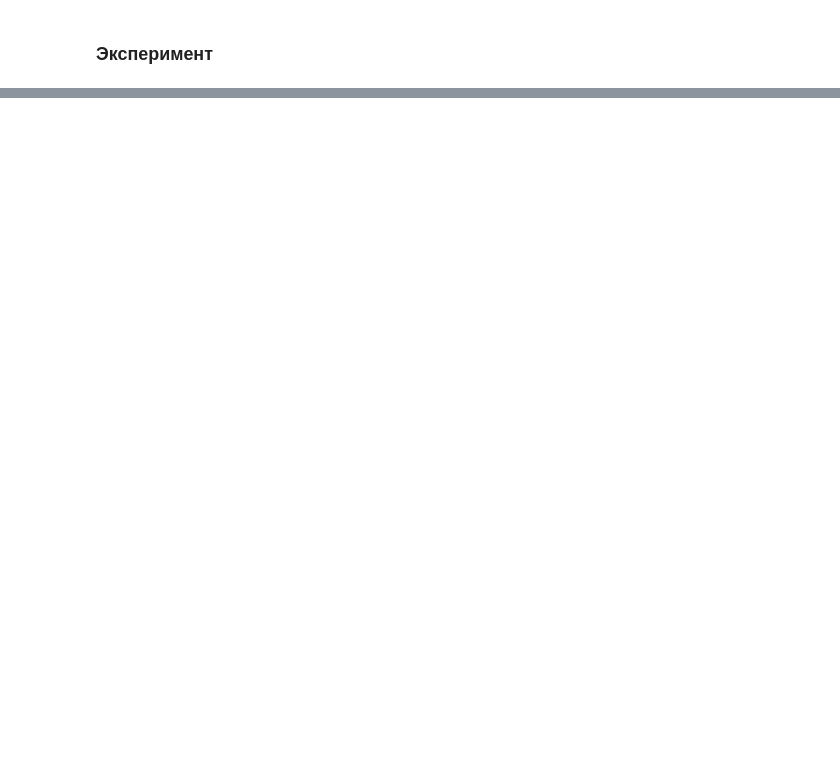
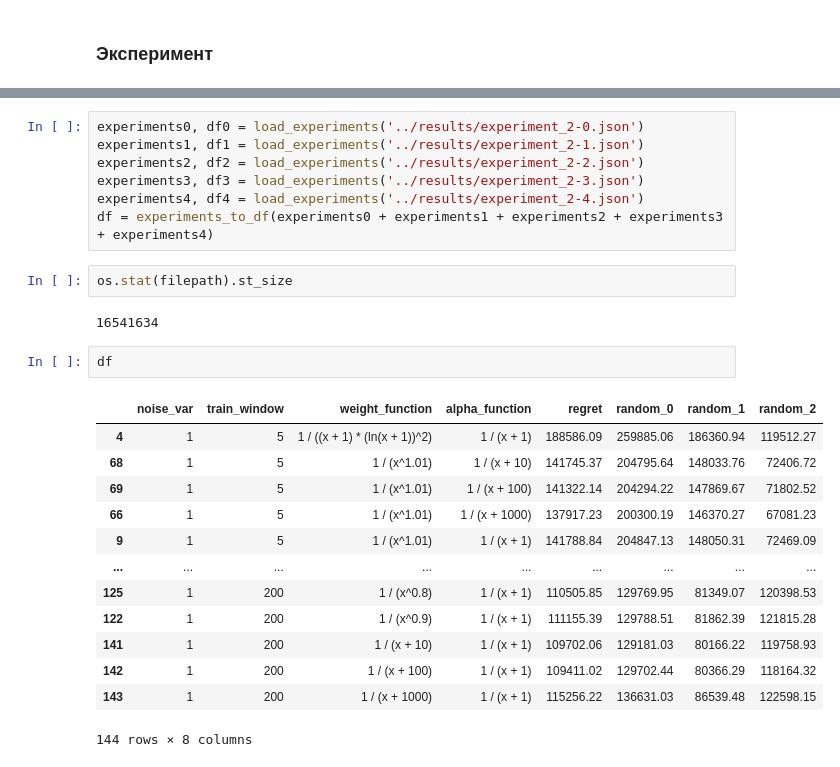
Before and after one commit to intsystems/2024-Project-125, a Jupyter notebook: code/notebooks/experiment_2.ipynb, the cells around one changed output, grey strips where cells are left out. Drawn from its saved outputs; the diff is of its cells as text; blank space fills up the shorter version.

```diff
--- a/code/notebooks/experiment_2.ipynb
+++ b/code/notebooks/experiment_2.ipynb
@@ -33,0 +53,27 @@ experiments, df = run_experiments(windows, interesting_w, interesting_a, filepat
+# %%
+experiments0, df0 = load_experiments('../results/experiment_2-0.json')
+experiments1, df1 = load_experiments('../results/experiment_2-1.json')
+experiments2, df2 = load_experiments('../results/experiment_2-2.json')
+experiments3, df3 = load_experiments('../results/experiment_2-3.json')
+experiments4, df4 = load_experiments('../results/experiment_2-4.json')
+df = experiments_to_df(experiments0 + experiments1 + experiments2 + experiments3 + experiments4)
+# %%
+os.stat(filepath).st_size
+# %% [output]
+16541634
+# %%
+df
+# %% [output]
+|  | noise_var | train_window | weight_function | alpha_function | regret | random_0 | random_1 | random_2 |
+| 4 | 1 | 5 | 1 / ((x + 1) * (ln(x + 1))^2) | 1 / (x + 1) | 188586.09 | 259885.06 | 186360.94 | 119512.27 |
+| 68 | 1 | 5 | 1 / (x^1.01) | 1 / (x + 10) | 141745.37 | 204795.64 | 148033.76 | 72406.72 |
+| 69 | 1 | 5 | 1 / (x^1.01) | 1 / (x + 100) | 141322.14 | 204294.22 | 147869.67 | 71802.52 |
+| 66 | 1 | 5 | 1 / (x^1.01) | 1 / (x + 1000) | 137917.23 | 200300.19 | 146370.27 | 67081.23 |
+| 9 | 1 | 5 | 1 / (x^1.01) | 1 / (x + 1) | 141788.84 | 204847.13 | 148050.31 | 72469.09 |
+| ... | ... | ... | ... | ... | ... | ... | ... | ... |
+| 125 | 1 | 200 | 1 / (x^0.8) | 1 / (x + 1) | 110505.85 | 129769.95 | 81349.07 | 120398.53 |
+| 122 | 1 | 200 | 1 / (x^0.9) | 1 / (x + 1) | 111155.39 | 129788.51 | 81862.39 | 121815.28 |
+| 141 | 1 | 200 | 1 / (x + 10) | 1 / (x + 1) | 109702.06 | 129181.03 | 80166.22 | 119758.93 |
+| 142 | 1 | 200 | 1 / (x + 100) | 1 / (x + 1) | 109411.02 | 129702.44 | 80366.29 | 118164.32 |
+| 143 | 1 | 200 | 1 / (x + 1000) | 1 / (x + 1) | 115256.22 | 136631.03 | 86539.48 | 122598.15 |
+144 rows × 8 columns
```
Also changed, not shown: parts of 16 cells of this notebook, 27 other files.
